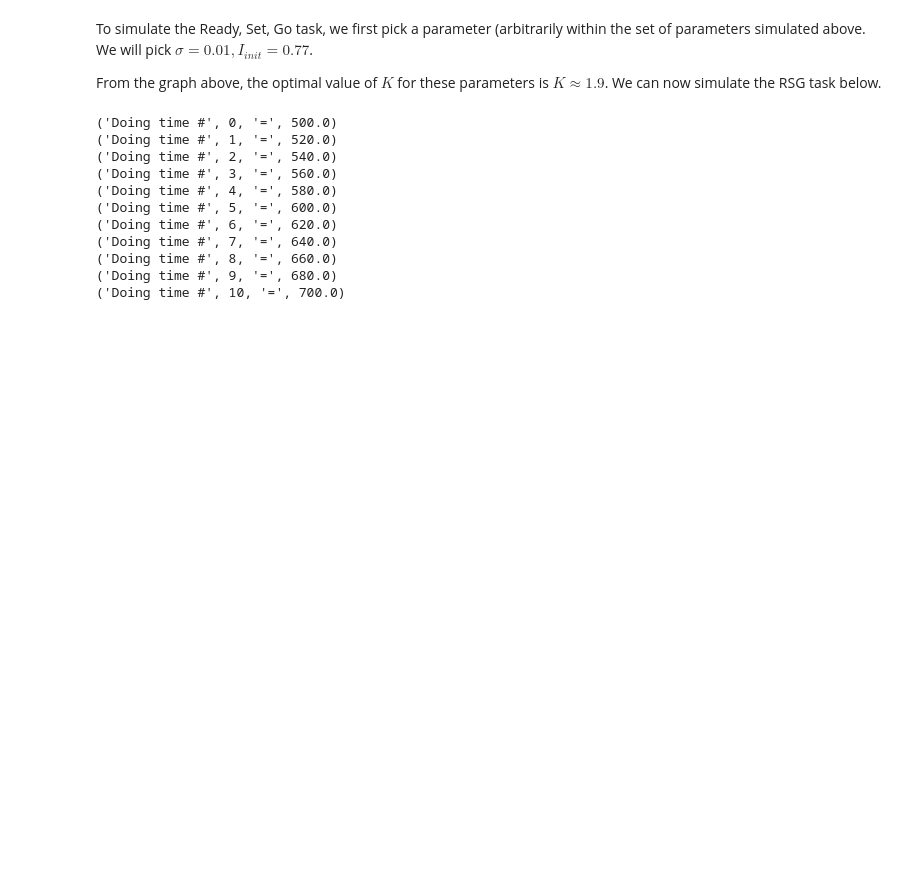
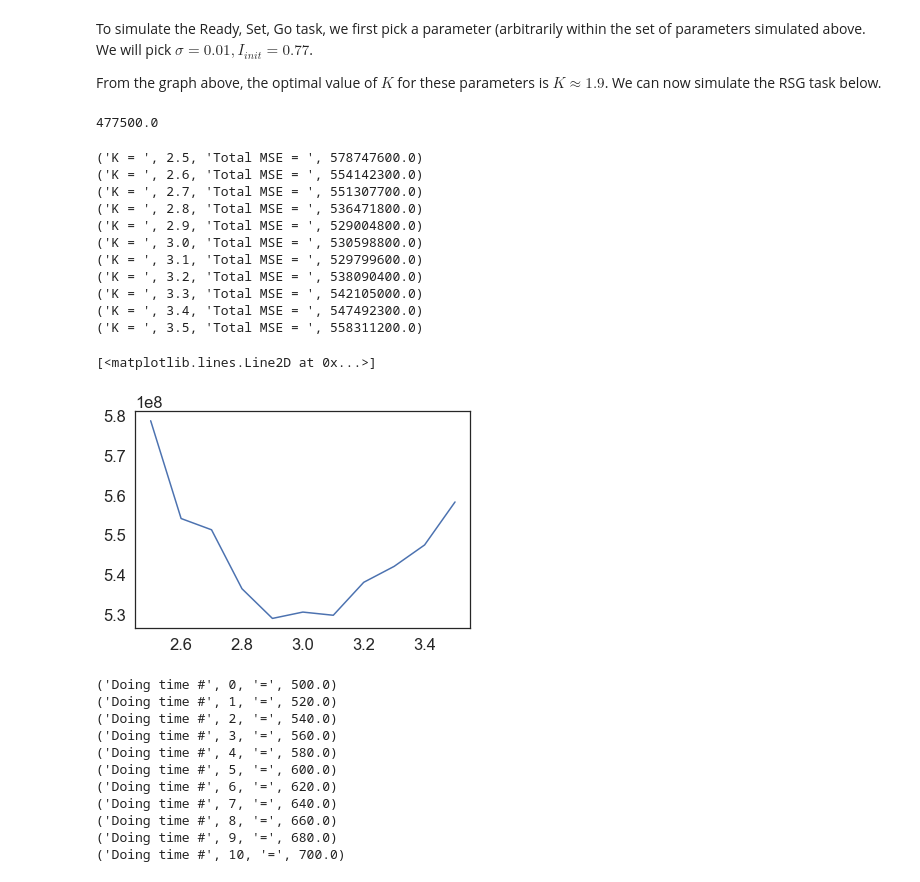
Before and after one commit to jazlab/SE_NL_MJ_2020, a Jupyter notebook: integrator_feedback_circuit.ipynb, the cells around one changed output. Saved outputs shown, nothing was run; the diff lists cells and outputs as text; code cells hidden in the pictures; blank space fills up the shorter version.

```diff
--- a/integrator_feedback_circuit.ipynb
+++ b/integrator_feedback_circuit.ipynb
@@ -791,6 +791,55 @@ array([14, 14, 14, 13, 12, 10], dtype=int64)
 To simulate the Ready, Set, Go task, we first pick a parameter (arbitrarily within the set of parameters simulated above. We will pick $\sigma = 0.01, I_{init} = 0.77$.
 
 From the graph above, the optimal value of $K$ for these parameters is $K \approx 1.9$. We can now simulate the RSG task below.
+# %%
+np.sum((times * 10 - time)**2)
+# %% [output]
+477500.0
+# %%
+# Pick a trial duration from [400, 600], and find the MSE across the different trial durations
+
+# Initiate the trial with a fixed current, trial duration is randomized in [400, 600]
+durations = np.linspace(600, 1000, 11)
+
+prod_time_lst = []
+prod_var_lst = []
+
+mse_lst = []
+Klst = np.linspace(2.5, 3.5, 11)
+Ilst = np.linspace(0.77, 0.79, 11)
+
+for K in Klst:
+    mse_total = 0
+    for i, time in enumerate(durations):
+        #print('Doing time #', i, '=', time)
+
+        ulst, vlst, ylst, Ilst, siglst, ylst2 = simulate_trial(ntrials=1000, nstages=3,
+                                                               duration=time, sigma=0.01, K=K, initI=0.7818)
+
+        Ylst2 = np.array(ylst2)
+        times = get_times_lst_from_y(np.array(Ylst2), 0.7)
+        times = times[(times > 0) & (times != np.inf)]
+
+        mse_total += np.sum((times * 10 - time)**2)
+
+    mse_lst.append(mse_total)
+    print('K = ', K, 'Total MSE = ', mse_total)
+
+plt.plot(Klst, mse_lst)
+# %% [output]
+('K = ', 2.5, 'Total MSE = ', 578747600.0)
+('K = ', 2.6, 'Total MSE = ', 554142300.0)
+('K = ', 2.7, 'Total MSE = ', 551307700.0)
+('K = ', 2.8, 'Total MSE = ', 536471800.0)
+('K = ', 2.9, 'Total MSE = ', 529004800.0)
+('K = ', 3.0, 'Total MSE = ', 530598800.0)
+('K = ', 3.1, 'Total MSE = ', 529799600.0)
+('K = ', 3.2, 'Total MSE = ', 538090400.0)
+('K = ', 3.3, 'Total MSE = ', 542105000.0)
+('K = ', 3.4, 'Total MSE = ', 547492300.0)
+('K = ', 3.5, 'Total MSE = ', 558311200.0)
+[<matplotlib.lines.Line2D at 0x...>]
+[figure, added]
 # %%
 # Initiate the trial with a fixed current, trial duration is randomized in [400, 600]
 durations = np.linspace(500, 700, 11)
```
Also changed, not shown: parts of 3 cells of this notebook.
